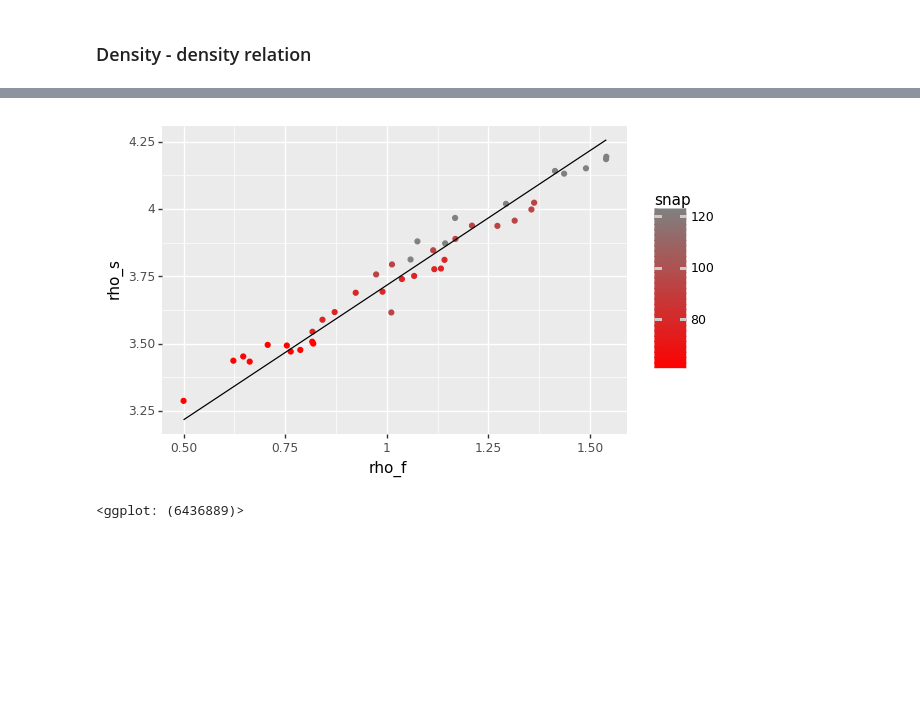
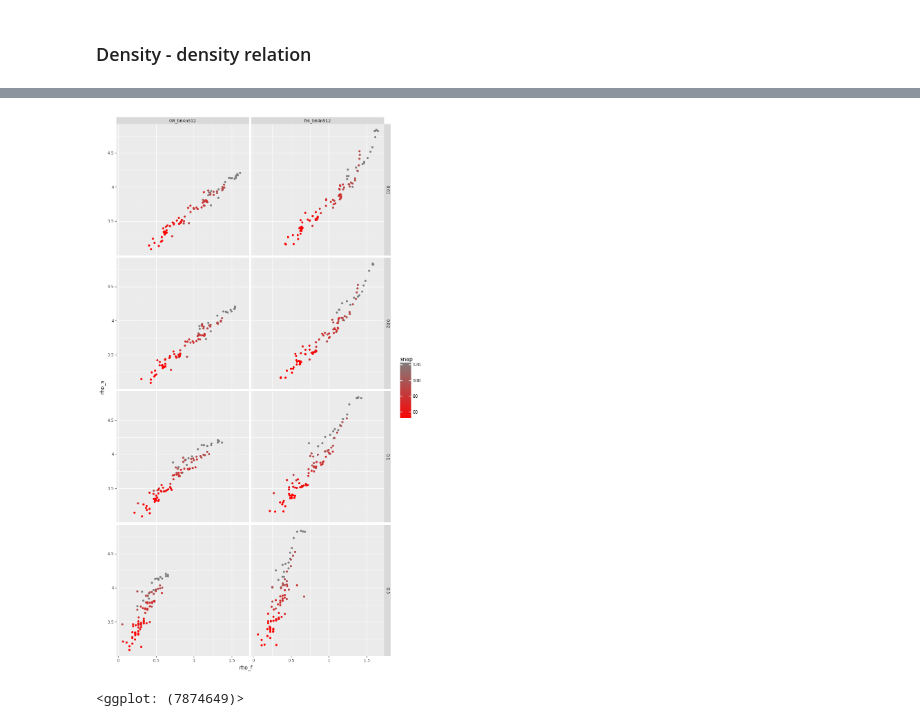
Before and after one commit to oleskiewicz/hbtp, a Jupyter notebook: notebook.ipynb, the cells around one changed output, grey strips where cells are left out. Drawn from its saved outputs; the diff is of its cells as text; code cells hidden in the pictures; blank space fills up the shorter version.

```diff
--- a/notebook.ipynb
+++ b/notebook.ipynb
@@ -214,0 +234,13 @@ print(sum((f(x, *popt) - y)**2.0) / float(len(y) - len(popt)))
+# %%
+d = pd.read_csv("./output/result.csv")\
+    .dropna()
+d = d[d['grav'] == 'fr6_b64n512']
+d = d[d['f'] == 0.02]
+
+plt.scatter(d['rho_f'], d['rho_s'])
+plt.plot(np.linspace(0, 3), f(np.linspace(0, 3), np.log10(400)))
+plt.plot(np.linspace(0, 3), f(np.linspace(0, 3), np.log10(500)))
+plt.xlim((0, 3.0))
+plt.ylim((2.2, 5.5))
+plt.ylabel("log(rho / rho_0)")
+plt.xlabel("log(rho_crit (z_form) / rho_crit(z = z_0))")
@@ -215,19 +253,17 @@ print(sum((f(x, *popt) - y)**2.0) / float(len(y) - len(popt)))
 # %%
 ggplot(
-    d[d['grav'] == 'GR_b64n512'],
+    d,
     aes(
         x='rho_f',
         y='rho_s',
     )) +\
     geom_point(aes(
         color='snap',
-#         color='bin',
+#         size='bin',
 #         shape='grav',
     )) +\
     scale_color_desaturate() +\
-    geom_line(
-        data=pd.DataFrame({'rho_f': x, 'rho_s': [popt[0] + ix for ix in x]}),
-    )
+    facet_grid(['f', 'grav'])
 # %% [output]
-[figure, old version]
+[figure, new version]
-<ggplot: (6436889)>
+<ggplot: (7874649)>
```
Also changed, not shown: parts of 13 cells of this notebook, 2 other files.
